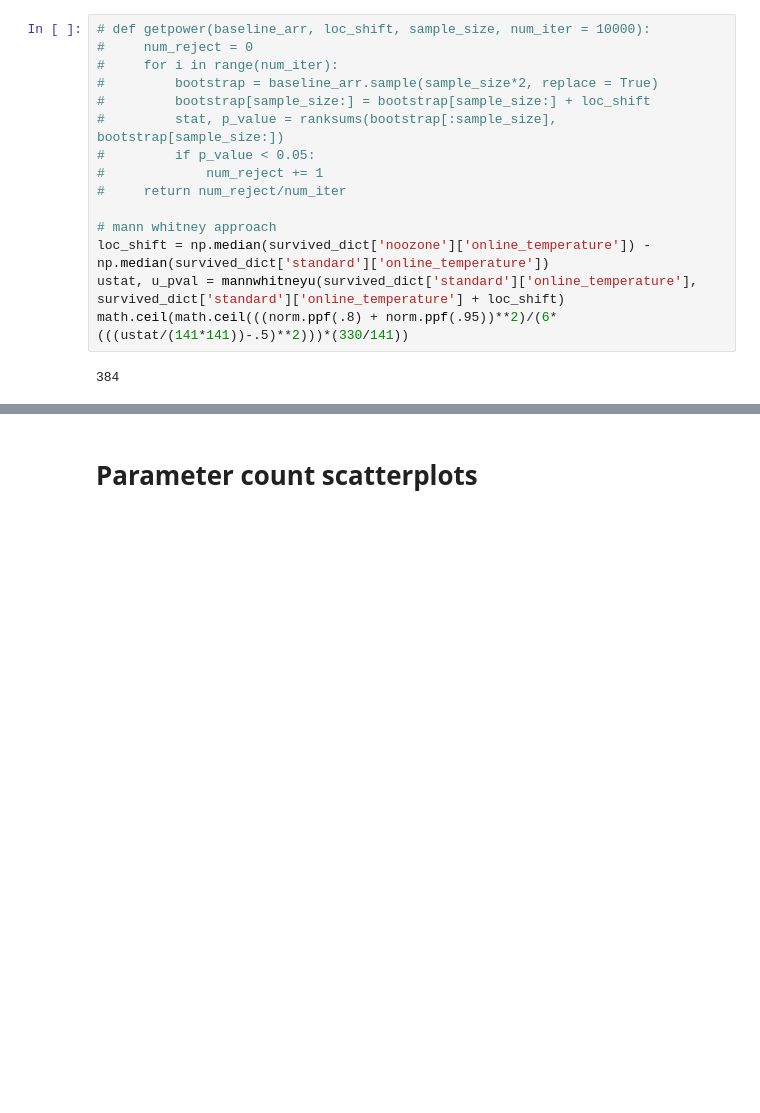
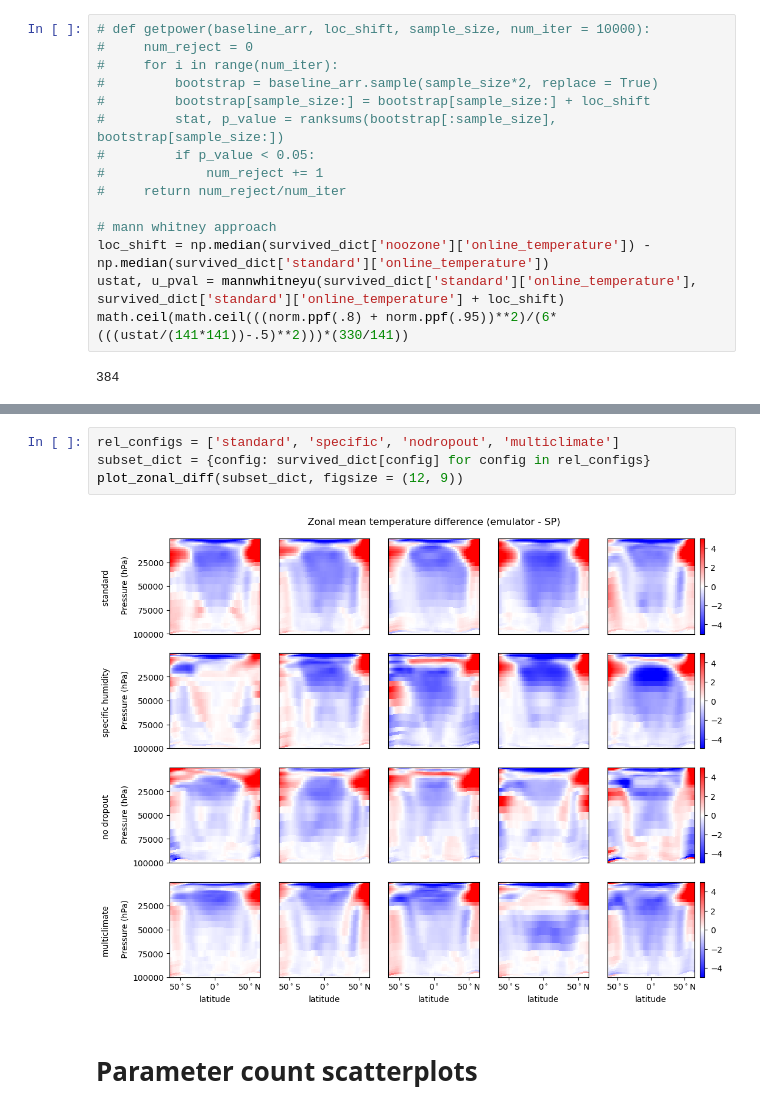
Before and after one commit to SciPritchardLab/ClimScale, a Jupyter notebook: storytelling.ipynb, the cells around one changed output, grey strips where cells are left out. Cells and saved outputs as stored; diff of their text form; blank space fills up the shorter version.

```diff
--- a/storytelling.ipynb
+++ b/storytelling.ipynb
@@ -748,3 +819,9 @@ math.ceil(math.ceil(((norm.ppf(.8) + norm.ppf(.95))**2)/(6*(((ustat/(141*141))-.
+# %%
+rel_configs = ['standard', 'specific', 'nodropout', 'multiclimate']
+subset_dict = {config: survived_dict[config] for config in rel_configs}
+plot_zonal_diff(subset_dict, figsize = (12, 9))
+# %% [output]
+[figure, added]
 # %% [markdown]
 # Parameter count scatterplots
 # %%
```
Also changed, not shown: parts of 9 cells of this notebook.
